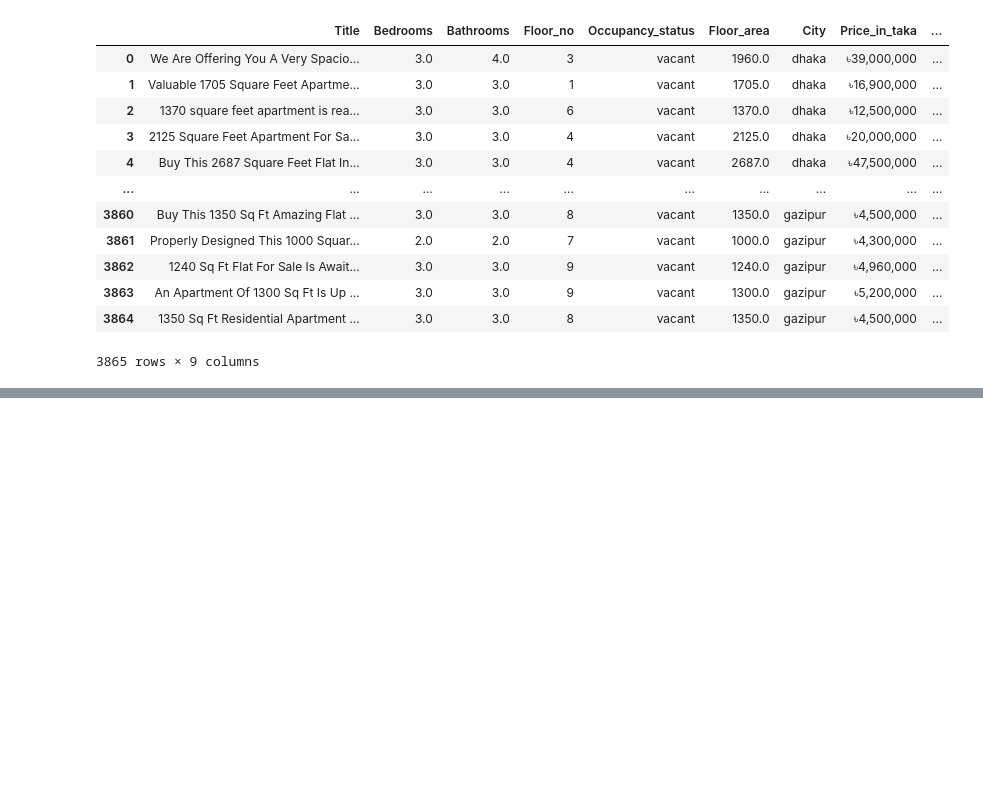
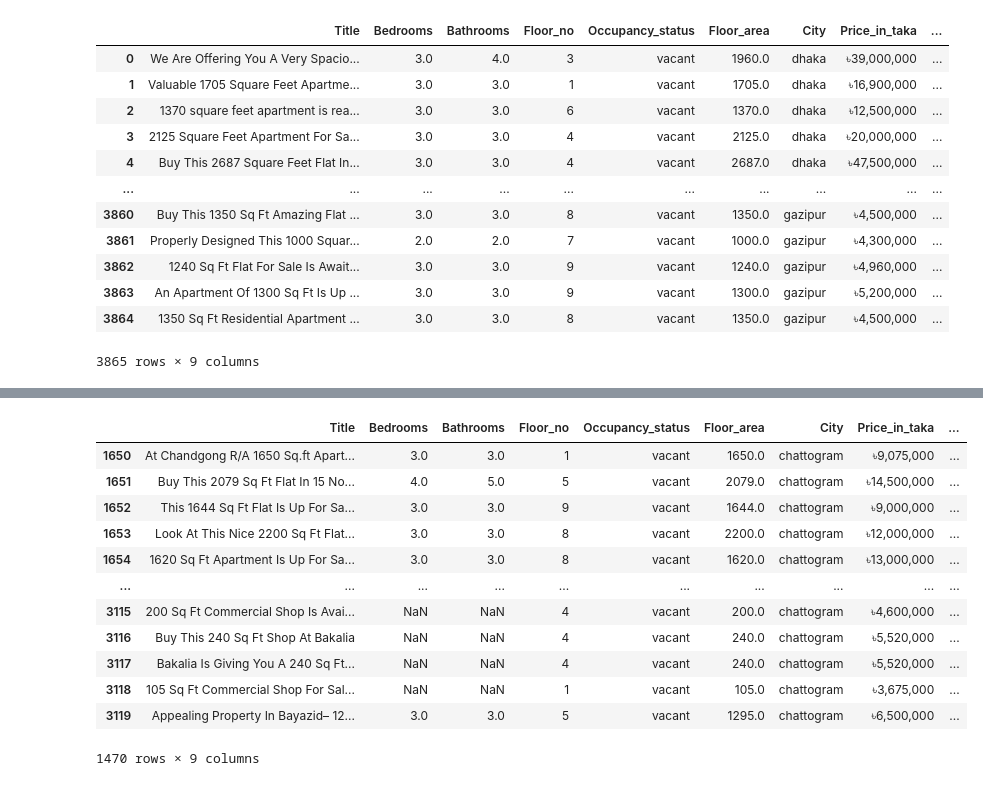
Before and after one commit to S4DIB/house-price-prediction-chattagram, a Jupyter notebook: prediction.ipynb, the cells around one changed output, grey strips where cells are left out. Saved outputs shown, nothing was run; the diff lists cells and outputs as text; code cells hidden in the pictures; blank space fills up the shorter version.

```diff
--- a/prediction.ipynb
+++ b/prediction.ipynb
@@ -24,0 +67,17 @@ df
+# %%
+df_chattogram = df[df["City"] == "chattogram"]
+df_chattogram
+# %% [output]
+|  | Title | Bedrooms | Bathrooms | Floor_no | Occupancy_status | Floor_area | City | Price_in_taka | ... |
+| 1650 | At Chandgong R/A 1650 Sq.ft Apart... | 3.0 | 3.0 | 1 | vacant | 1650.0 | chattogram | ৳9,075,000 | ... |
+| 1651 | Buy This 2079 Sq Ft Flat In 15 No... | 4.0 | 5.0 | 5 | vacant | 2079.0 | chattogram | ৳14,500,000 | ... |
+| 1652 | This 1644 Sq Ft Flat Is Up For Sa... | 3.0 | 3.0 | 9 | vacant | 1644.0 | chattogram | ৳9,000,000 | ... |
+| 1653 | Look At This Nice 2200 Sq Ft Flat... | 3.0 | 3.0 | 8 | vacant | 2200.0 | chattogram | ৳12,000,000 | ... |
+| 1654 | 1620 Sq Ft Apartment Is Up For Sa... | 3.0 | 3.0 | 8 | vacant | 1620.0 | chattogram | ৳13,000,000 | ... |
+| ... | ... | ... | ... | ... | ... | ... | ... | ... | ... |
+| 3115 | 200 Sq Ft Commercial Shop Is Avai... | NaN | NaN | 4 | vacant | 200.0 | chattogram | ৳4,600,000 | ... |
+| 3116 | Buy This 240 Sq Ft Shop At Bakalia | NaN | NaN | 4 | vacant | 240.0 | chattogram | ৳5,520,000 | ... |
+| 3117 | Bakalia Is Giving You A 240 Sq Ft... | NaN | NaN | 4 | vacant | 240.0 | chattogram | ৳5,520,000 | ... |
+| 3118 | 105 Sq Ft Commercial Shop For Sal... | NaN | NaN | 1 | vacant | 105.0 | chattogram | ৳3,675,000 | ... |
+| 3119 | Appealing Property In Bayazid– 12... | 3.0 | 3.0 | 5 | vacant | 1295.0 | chattogram | ৳6,500,000 | ... |
+1470 rows × 9 columns
```
Also changed, not shown: parts of 15 cells of this notebook.
